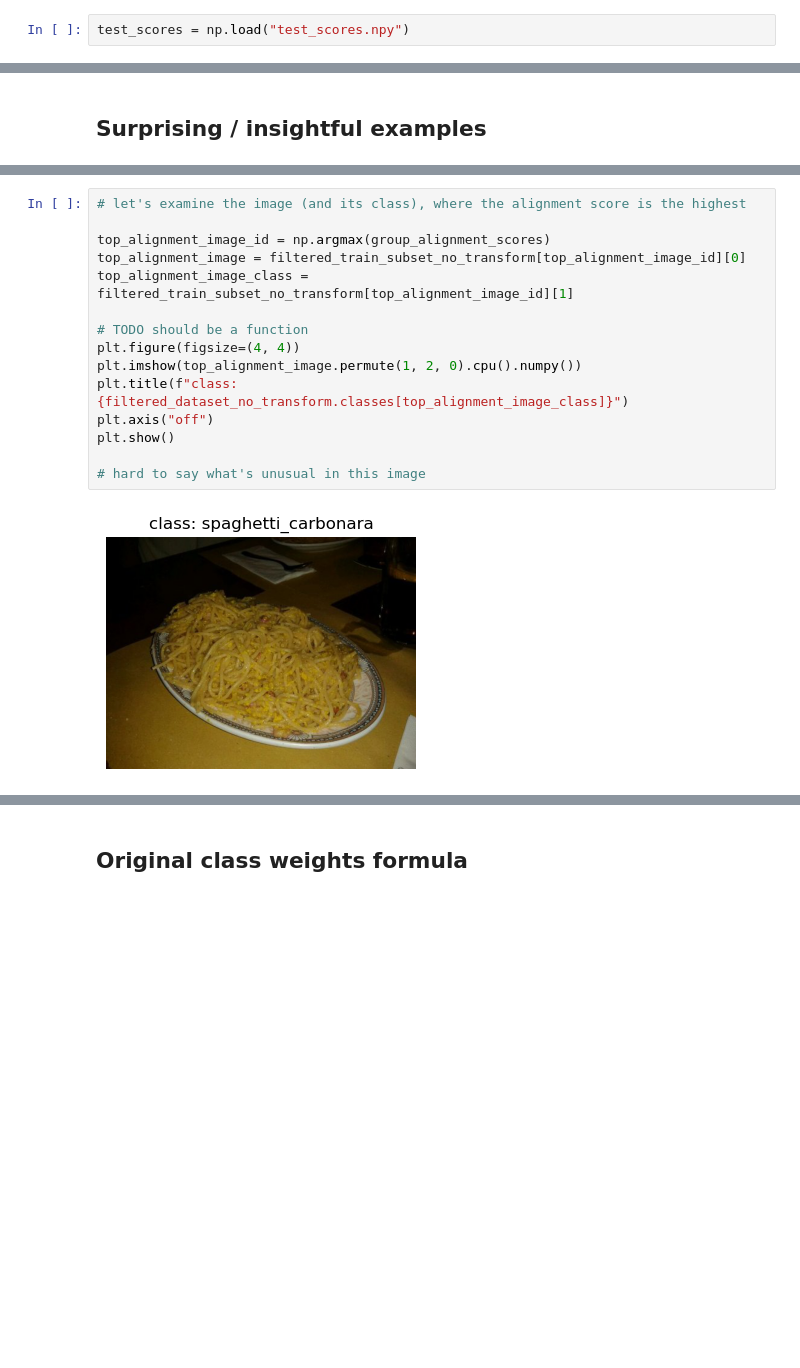
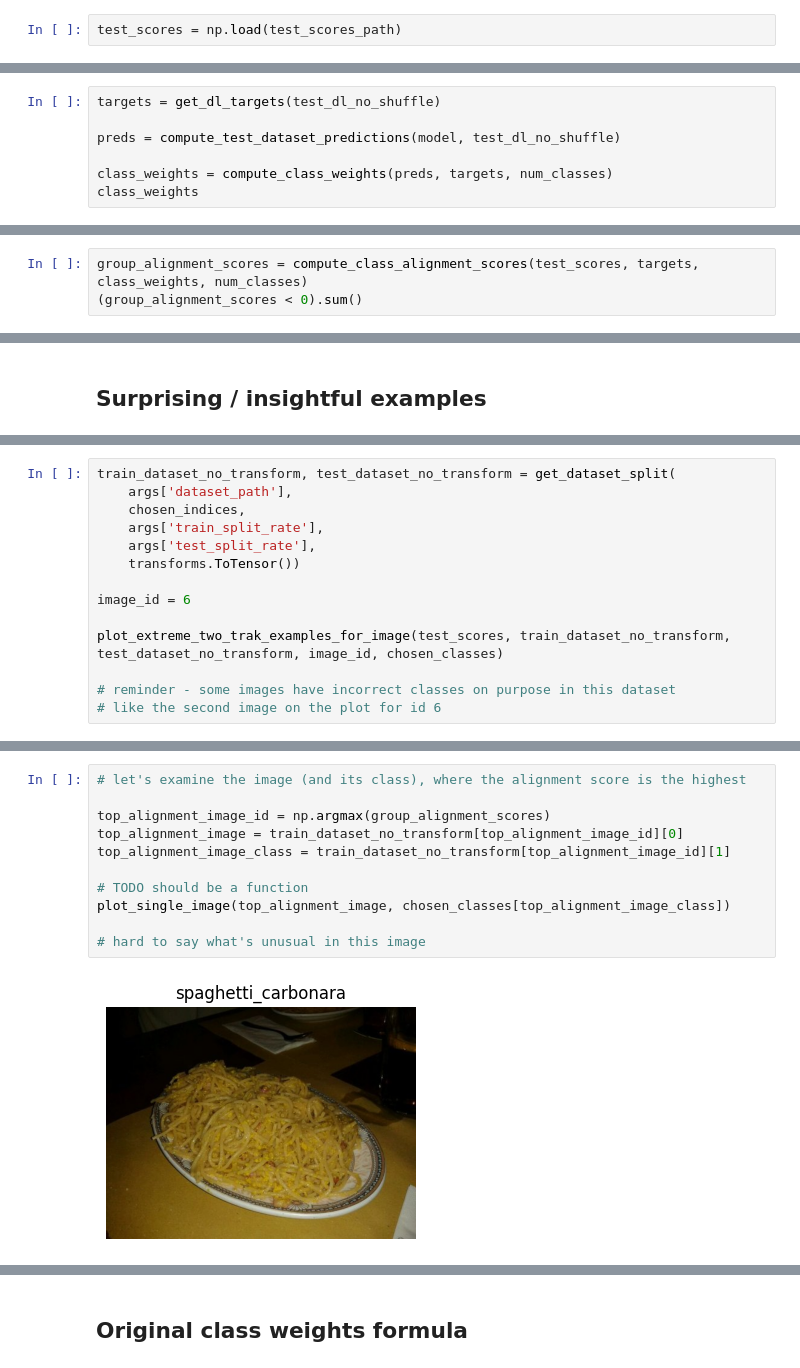
Before and after one commit to ktylus/data-attribution-using-trak, a Jupyter notebook: test.ipynb, the cells around one changed output, grey strips where cells are left out. Drawn from its saved outputs; the diff is of its cells as text; blank space fills up the shorter version.

```diff
--- a/test.ipynb
+++ b/test.ipynb
@@ -177,2 +106,2 @@ np.save("test_scores.npy", test_scores)
 # %%
-test_scores = np.load("test_scores.npy")
+test_scores = np.load(test_scores_path)
@@ -236,0 +108,7 @@ group_alignment_scores = compute_class_alignment_scores(test_scores, targets, cl
+# %%
+targets = get_dl_targets(test_dl_no_shuffle)
+
+preds = compute_test_dataset_predictions(model, test_dl_no_shuffle)
+
+class_weights = compute_class_weights(preds, targets, num_classes)
+class_weights
@@ -236,0 +118,3 @@ group_alignment_scores = compute_class_alignment_scores(test_scores, targets, cl
+# %%
+group_alignment_scores = compute_class_alignment_scores(test_scores, targets, class_weights, num_classes)
+(group_alignment_scores < 0).sum()
@@ -362,0 +184,14 @@ plot_extreme_trak_examples_for_image(test_scores, filtered_train_subset_no_trans
+# %%
+train_dataset_no_transform, test_dataset_no_transform = get_dataset_split(
+    args['dataset_path'],
+    chosen_indices,
+    args['train_split_rate'],
+    args['test_split_rate'],
+    transforms.ToTensor())
+
+image_id = 6
+
+plot_extreme_two_trak_examples_for_image(test_scores, train_dataset_no_transform, test_dataset_no_transform, image_id, chosen_classes)
+
+# reminder - some images have incorrect classes on purpose in this dataset
+# like the second image on the plot for id 6
@@ -375,20 +212,16 @@ array([0.19803796, 0.60690179, 0.42394996, 0.27022052, 0.1918269 ,
 # %%
 # let's examine the image (and its class), where the alignment score is the highest
 
 top_alignment_image_id = np.argmax(group_alignment_scores)
-top_alignment_image = filtered_train_subset_no_transform[top_alignment_image_id][0]
-top_alignment_image_class = filtered_train_subset_no_transform[top_alignment_image_id][1]
+top_alignment_image = train_dataset_no_transform[top_alignment_image_id][0]
+top_alignment_image_class = train_dataset_no_transform[top_alignment_image_id][1]
 
 # TODO should be a function
-plt.figure(figsize=(4, 4))
-plt.imshow(top_alignment_image.permute(1, 2, 0).cpu().numpy())
-plt.title(f"class: {filtered_dataset_no_transform.classes[top_alignment_image_class]}")
-plt.axis("off")
-plt.show()
+plot_single_image(top_alignment_image, chosen_classes[top_alignment_image_class])
 
 # hard to say what's unusual in this image
 # %% [output]
-[figure, old version]
+[figure, new version]
 # %%
 # let's examine the image with lowest score
 
```
Also changed, not shown: parts of 47 cells of this notebook, 7 other files.
